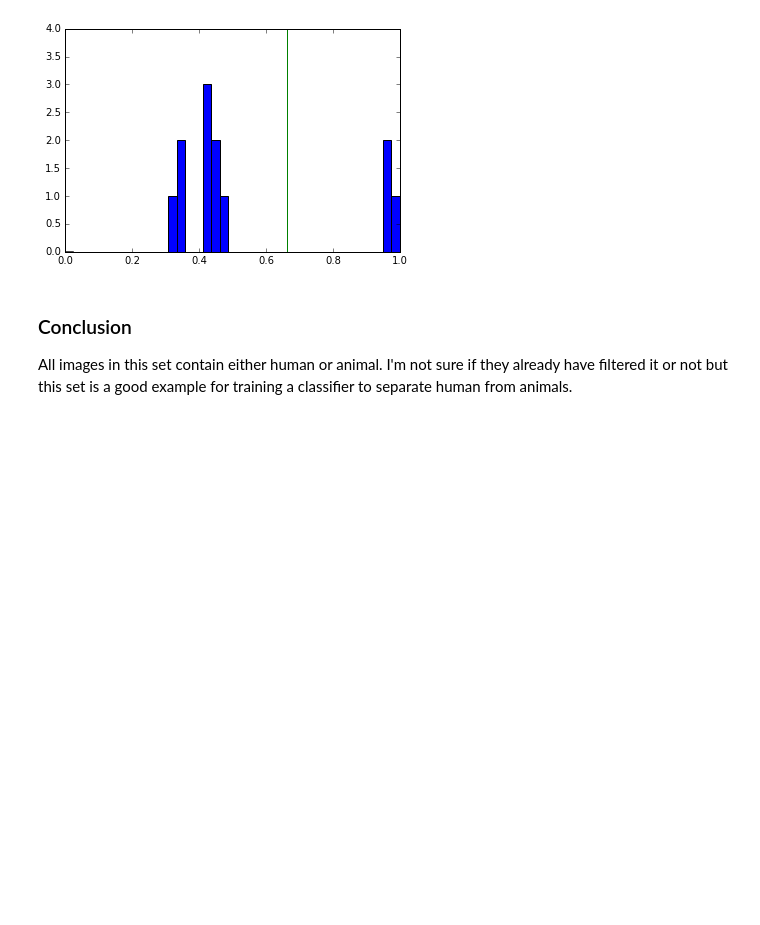
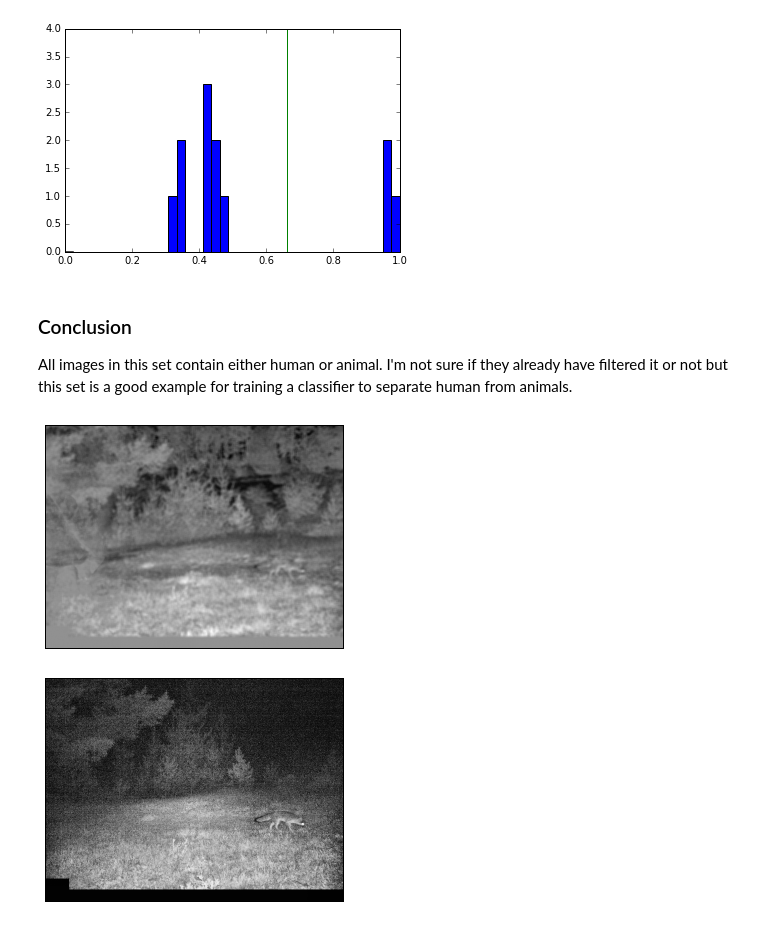
Before and after one commit to mlamee/InsightProject, a Jupyter notebook: Movement.ipynb, the cells around one changed output. Drawn from its saved outputs; the diff is of its cells as text; code cells hidden in the pictures; blank space fills up the shorter version.

```diff
--- a/Movement.ipynb
+++ b/Movement.ipynb
@@ -130,3 +130,13 @@ plt.plot([thres,thres],[0,4])
 # %% [markdown]
 ### Conclusion
 All images in this set contain either human or animal. I'm not sure if they already have filtered it or not but this set is a good example for training a classifier to separate human from animals.
+# %%
+plt.xticks([]), plt.yticks([])
+plt.imshow(imblur[:,:,0]-medblur,cmap='gray',interpolation = 'bicubic')
+plt.show()
+plt.xticks([]), plt.yticks([])
+plt.imshow(imcube[:,:,0],cmap='gray',interpolation = 'bicubic')
+plt.show()
+# %% [output]
+[figure, added]
+[figure, added]
```
